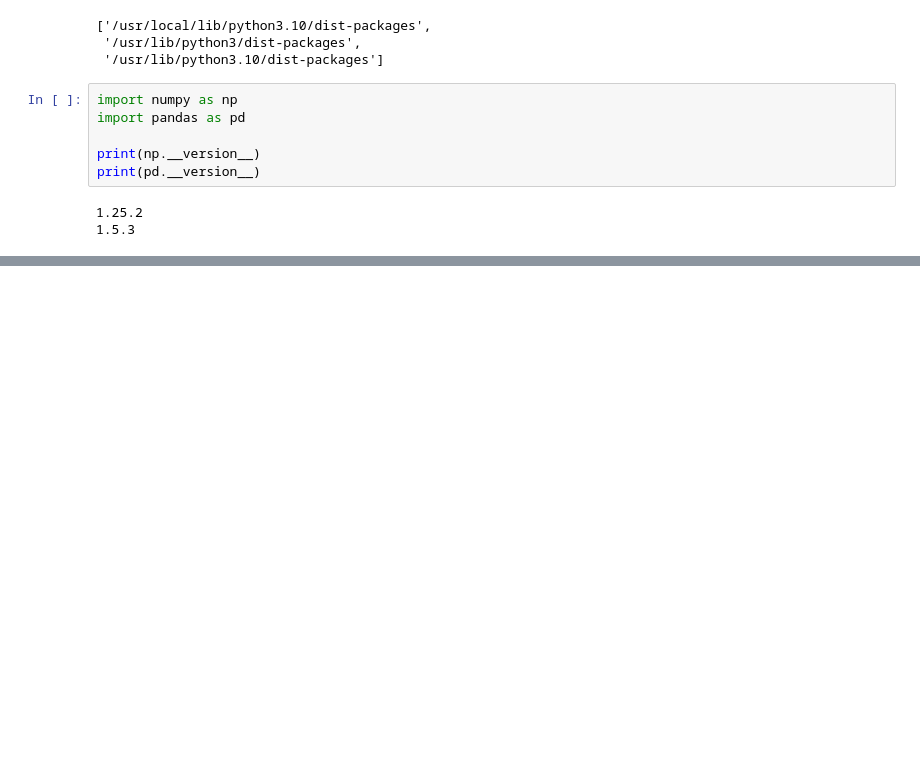
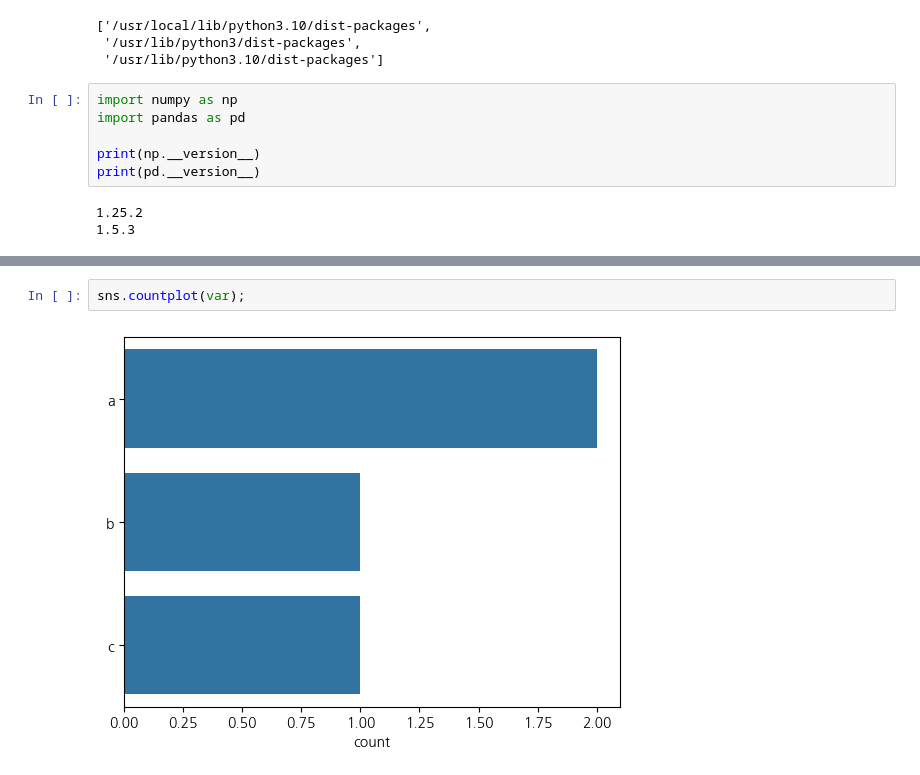
Before and after one commit to dladlsrbs/2024-1-my-BDA, a Jupyter notebook: inclass/01w_0311_mon_bigdata_basic.ipynb, the cells around one changed output, grey strips where cells are left out. Saved outputs shown, nothing was run; the diff lists cells and outputs as text; blank space fills up the shorter version.

```diff
--- a/inclass/01w_0311_mon_bigdata_basic.ipynb
+++ b/inclass/01w_0311_mon_bigdata_basic.ipynb
@@ -29,0 +92,4 @@ print(pd.__version__)
+# %%
+sns.countplot(var);
+# %% [output]
+[figure, added]
```
Also changed, not shown: parts of 15 cells of this notebook.
